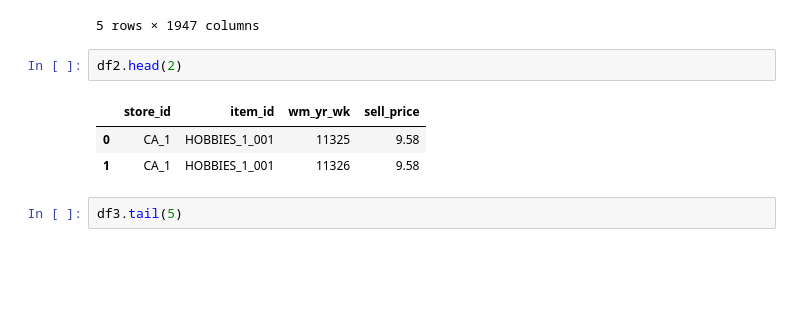
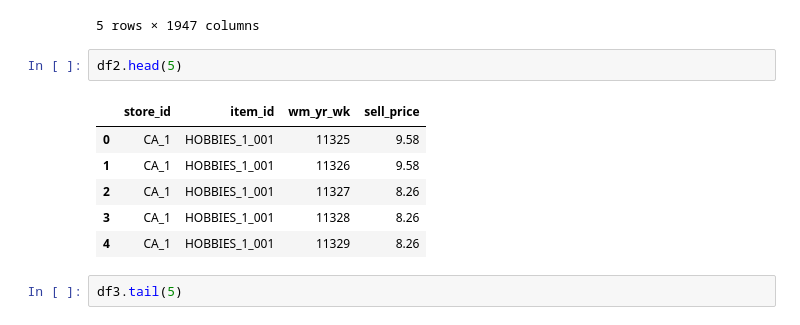
Before and after one commit to lymc33/Data_visualization, a Jupyter notebook: 6_Dashboard_4.ipynb, the cells around one changed output. Drawn from its saved outputs; the diff is of its cells as text; blank space fills up the shorter version.

```diff
--- a/6_Dashboard_4.ipynb
+++ b/6_Dashboard_4.ipynb
@@ -17,11 +17,14 @@ df1.head(5)
 | 4 | HOBBIES_1_004_CA_1_evaluation | HOBBIES_1_004 | HOBBIES_1 | HOBBIES | CA_1 | CA | 0 | 0 | 0 | 0 | ... | ... |
 5 rows × 1947 columns
 # %%
-df2.head(2)
+df2.head(5)
 # %% [output]
 |  | store_id | item_id | wm_yr_wk | sell_price |
 | 0 | CA_1 | HOBBIES_1_001 | 11325 | 9.58 |
 | 1 | CA_1 | HOBBIES_1_001 | 11326 | 9.58 |
+| 2 | CA_1 | HOBBIES_1_001 | 11327 | 8.26 |
+| 3 | CA_1 | HOBBIES_1_001 | 11328 | 8.26 |
+| 4 | CA_1 | HOBBIES_1_001 | 11329 | 8.26 |
 # %%
 df3.tail(5)
 # %% [output]
```
Also changed, not shown: parts of 30 cells of this notebook, 2 other files.
